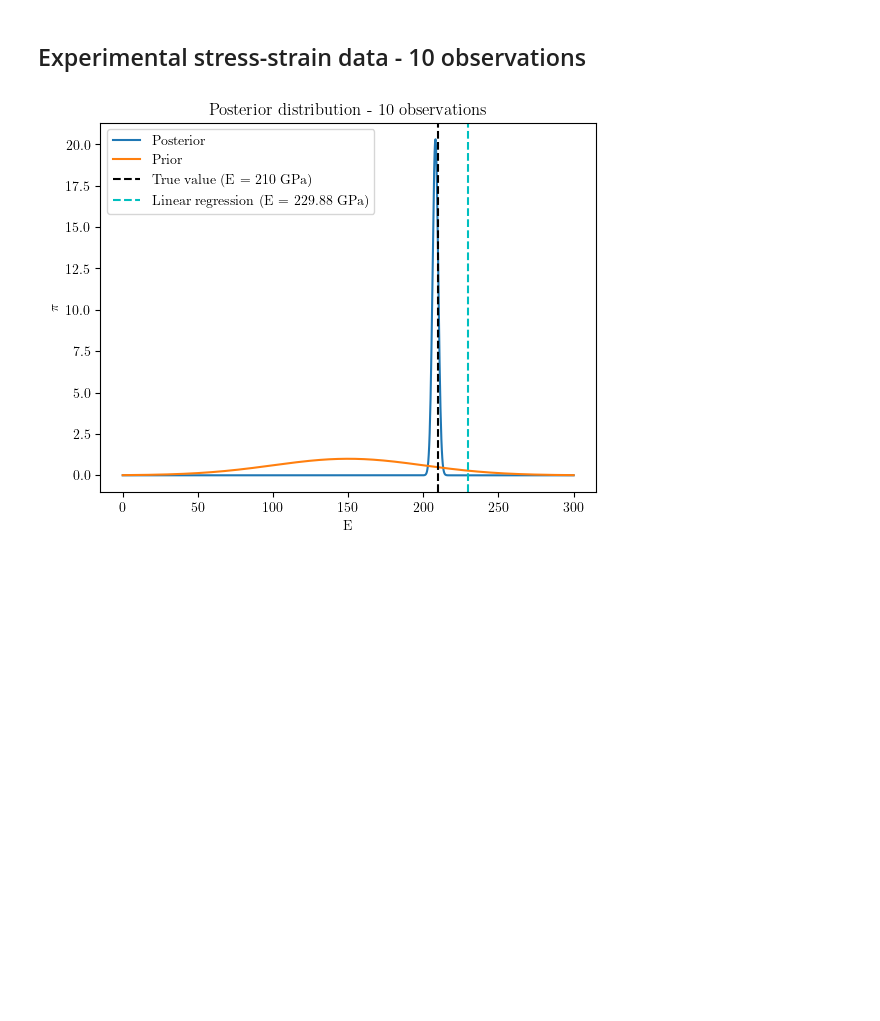
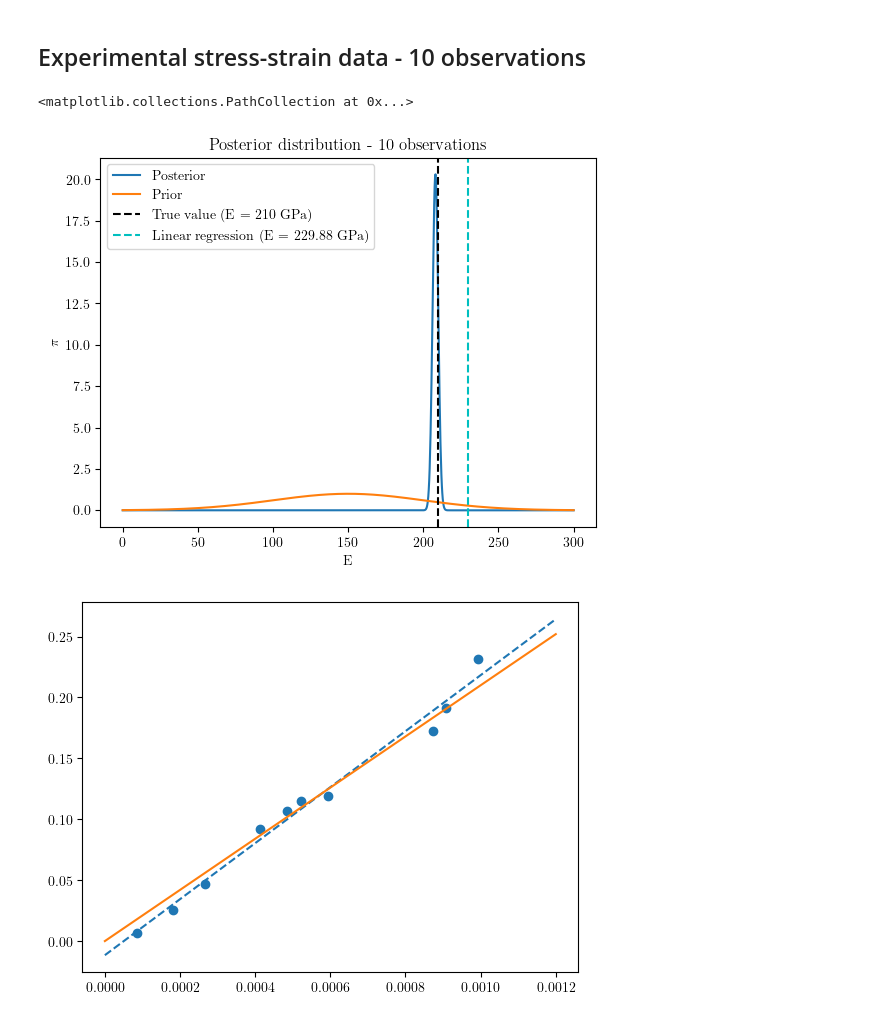
Before and after one commit to mark-hobbs/bayesian-inference-tutorial, a Jupyter notebook: 1_Linear_Elasticity_V2.ipynb, the cells around one changed output. Drawn from its saved outputs; the diff is of its cells as text; code cells hidden in the pictures; blank space fills up the shorter version.

```diff
--- a/1_Linear_Elasticity_V2.ipynb
+++ b/1_Linear_Elasticity_V2.ipynb
@@ -198,8 +200,15 @@ plt.scatter(strain_data[subset], stress_data[subset], color='C2');
 # %%
 posterior = inference(candidate_parameter, stress_data, strain_data)
 [m, c] = linear_regression(strain_data, stress_data)
 
 plot_inference_results(E, posterior, m)
 add_labels("Posterior distribution - 10 observations", "E", "$\pi$")
+
+plt.figure()
+plt.plot(strain, (m * strain) + c, '--')
+plt.plot(strain, E * strain)
+plt.scatter(strain_data, stress_data)
 # %% [output]
+<matplotlib.collections.PathCollection at 0x...>
 [figure]
+[figure, added]
```
Also changed, not shown: parts of 2 cells of this notebook, 1 other file.
